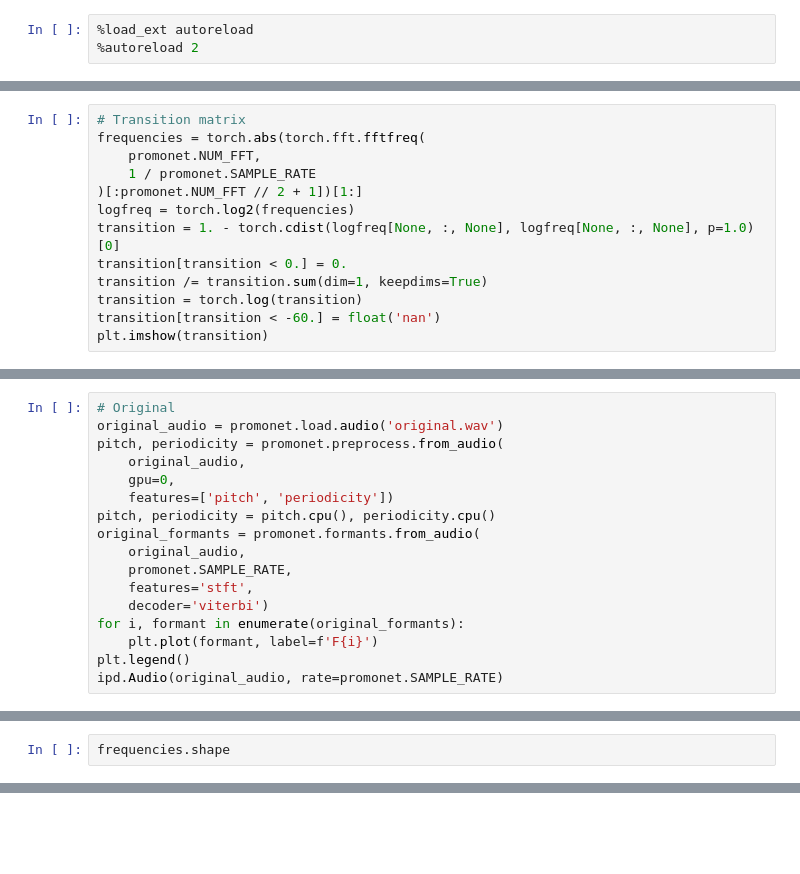
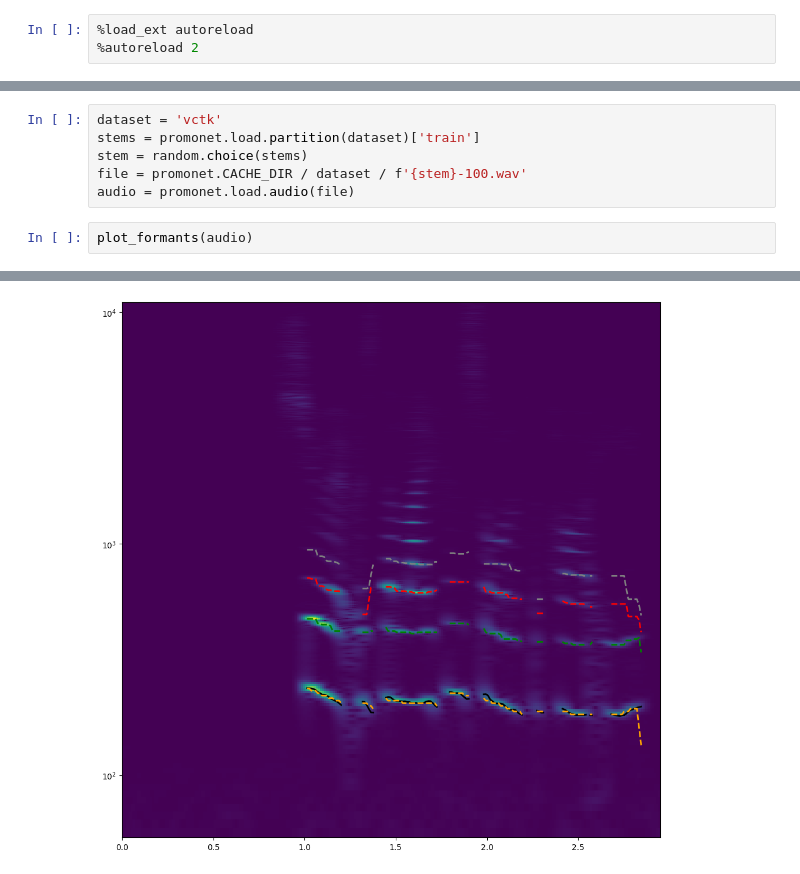
Before and after one commit to maxrmorrison/promonet, a Jupyter notebook: notebooks/formants.ipynb, the cells around one changed output, grey strips where cells are left out. Saved outputs shown, nothing was run; the diff lists cells and outputs as text; blank space fills up the shorter version.

Commit message:
Banded Viterbi decoding for formant estimation

```diff
--- a/notebooks/formants.ipynb
+++ b/notebooks/formants.ipynb
@@ -10,16 +12,3 @@ import scipy
 import torch
 
 import promonet
-# %%
-# Transition matrix
-frequencies = torch.abs(torch.fft.fftfreq(
-    promonet.NUM_FFT,
-    1 / promonet.SAMPLE_RATE
-)[:promonet.NUM_FFT // 2 + 1])[1:]
-logfreq = torch.log2(frequencies)
-transition = 1. - torch.cdist(logfreq[None, :, None], logfreq[None, :, None], p=1.0)[0]
-transition[transition < 0.] = 0.
-transition /= transition.sum(dim=1, keepdims=True)
-transition = torch.log(transition)
-transition[transition < -60.] = float('nan')
-plt.imshow(transition)
@@ -49,17 +14,0 @@ tensor([   21.5332,    43.0664,    64.5996,    86.1328,   107.6660,   129.1992,
-# %%
-# Original
-original_audio = promonet.load.audio('original.wav')
-pitch, periodicity = promonet.preprocess.from_audio(
-    original_audio,
-    gpu=0,
-    features=['pitch', 'periodicity'])
-pitch, periodicity = pitch.cpu(), periodicity.cpu()
-original_formants = promonet.formants.from_audio(
-    original_audio,
-    promonet.SAMPLE_RATE,
-    features='stft',
-    decoder='viterbi')
-for i, formant in enumerate(original_formants):
-    plt.plot(formant, label=f'F{i}')
-plt.legend()
-ipd.Audio(original_audio, rate=promonet.SAMPLE_RATE)
@@ -150,2 +69,9 @@ tensor([     nan,      nan,      nan,      nan,      nan,      nan,      nan,
-# %%
-frequencies.shape
+# %%
+dataset = 'vctk'
+stems = promonet.load.partition(dataset)['train']
+stem = random.choice(stems)
+file = promonet.CACHE_DIR / dataset / f'{stem}-100.wav'
+audio = promonet.load.audio(file)
+# %%
+plot_formants(audio)
+# %% [output]
@@ -152 +79,2 @@ frequencies.shape
+[figure, added]
 # %%
```
Also changed, not shown: parts of 13 cells of this notebook, 1 other file.
